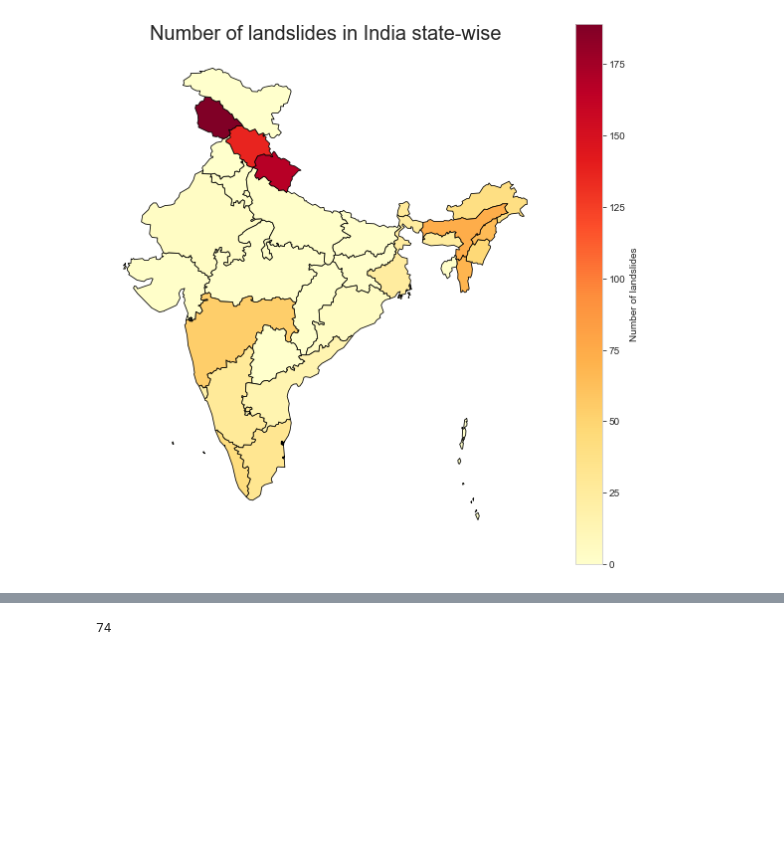
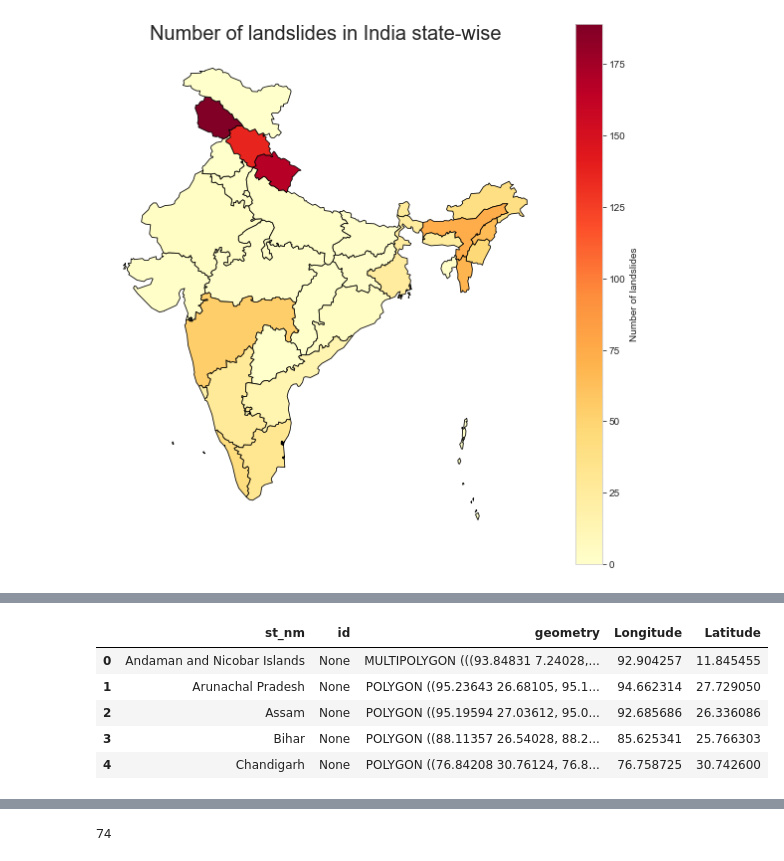
Before and after one commit to rishisinhanj/India-Data-Visualization, a Jupyter notebook: Landslide Analysis.ipynb, the cells around one changed output, grey strips where cells are left out. Drawn from its saved outputs; the diff is of its cells as text; code cells hidden in the pictures; blank space fills up the shorter version.

```diff
--- a/Landslide.ipynb
+++ b/Landslide Analysis.ipynb
@@ -136,0 +135,3 @@ merged.plot(column='Count',cmap='YlOrRd', linewidth=0.8, ax=ax, edgecolor='0', \
+# %%
+india_state_df = pd.read_csv('state wise lat and long.csv')
+india_state_df.head()
@@ -136,0 +152,10 @@ merged.plot(column='Count',cmap='YlOrRd', linewidth=0.8, ax=ax, edgecolor='0', \
+# %%
+state_merged_df.reset_index(level=0, inplace=True)
+state_merged_df.head()
+# %% [output]
+|  | st_nm | id | geometry | Longitude | Latitude |
+| 0 | Andaman and Nicobar Islands | None | MULTIPOLYGON (((93.84831 7.24028,... | 92.904257 | 11.845455 |
+| 1 | Arunachal Pradesh | None | POLYGON ((95.23643 26.68105, 95.1... | 94.662314 | 27.729050 |
+| 2 | Assam | None | POLYGON ((95.19594 27.03612, 95.0... | 92.685686 | 26.336086 |
+| 3 | Bihar | None | POLYGON ((88.11357 26.54028, 88.2... | 85.625341 | 25.766303 |
+| 4 | Chandigarh | None | POLYGON ((76.84208 30.76124, 76.8... | 76.758725 | 30.742600 |
```
Also changed, not shown: parts of 19 cells of this notebook, 1 other file.
